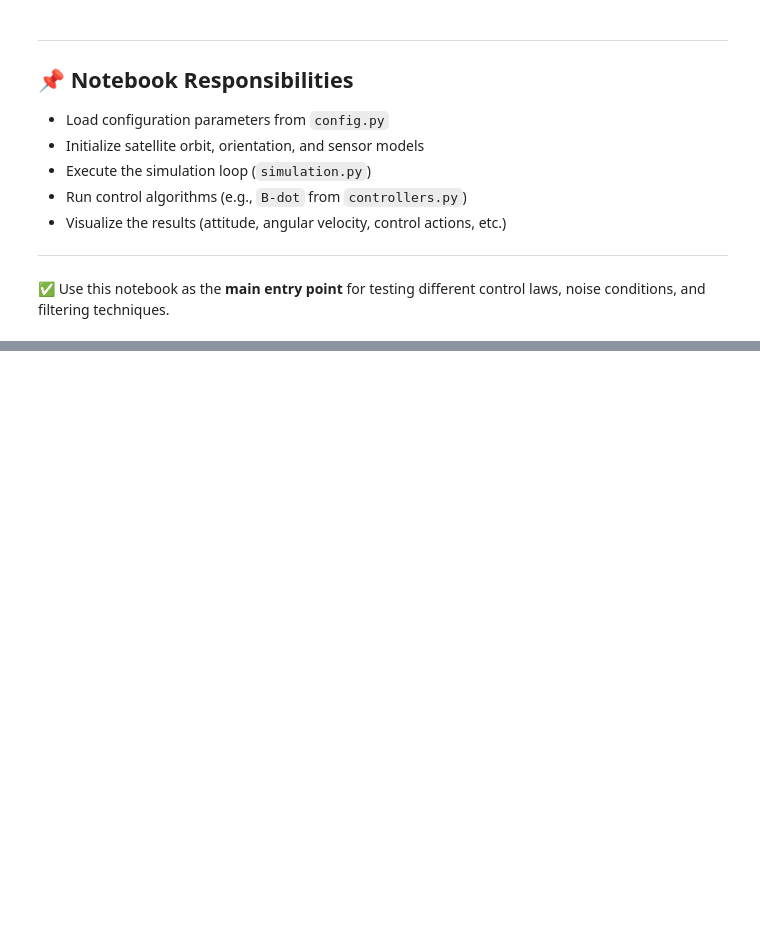
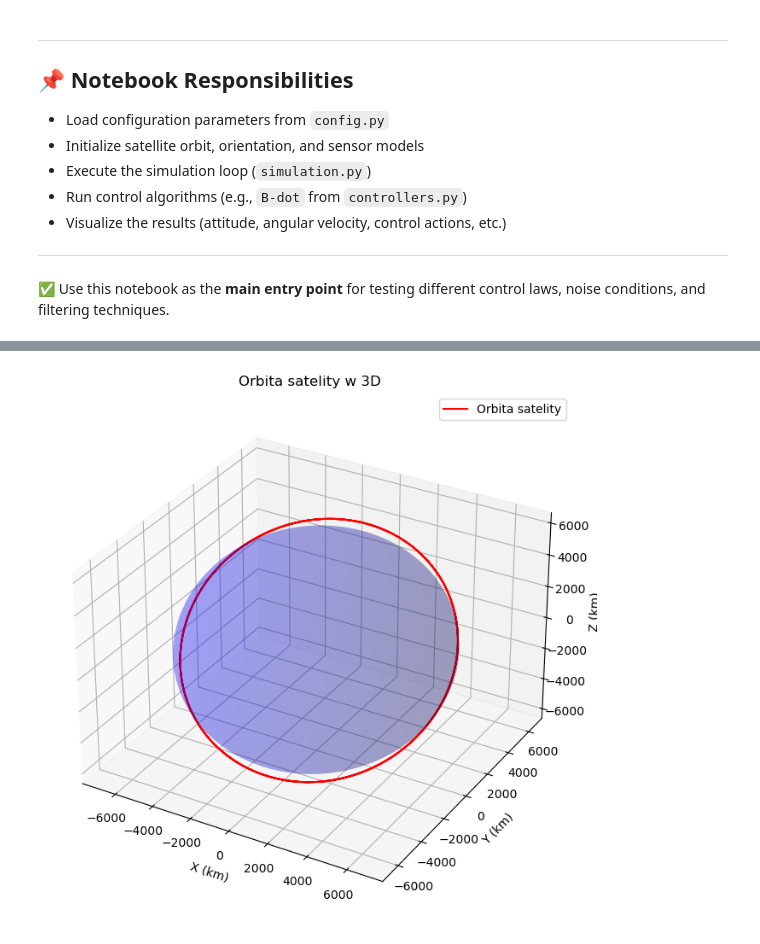
Before and after one commit to AitenAndGo/ADCS, a Jupyter notebook: adcs_sim/_simulation.ipynb, the cells around one changed output, grey strips where cells are left out. Saved outputs shown, nothing was run; the diff lists cells and outputs as text; code cells hidden in the pictures; blank space fills up the shorter version.

Commit message:
Added orbital model

```diff
--- a/adcs_sim/_simulation.ipynb
+++ b/adcs_sim/_simulation.ipynb
@@ -39,0 +45,3 @@ adcs_sim/
+# %%
+# Run main sim
+times, positions, velocities = simulate(SIMULATION_TIME, SIMULATION_TIMESTEP)
@@ -39,0 +86,26 @@ adcs_sim/
+# %%
+# Tworzenie wykresu
+fig = plt.figure(figsize=(10, 8))
+ax = fig.add_subplot(111, projection='3d')
+
+# Wykres orbity
+ax.plot(positions[:, 0], positions[:, 1], positions[:, 2], label='Orbita satelity', color='red')
+
+# Wykres Ziemi jako kula
+R_EARTH = 6378.12  # km
+u, v = np.linspace(0, 2 * np.pi, 100), np.linspace(0, np.pi, 100)
+x = R_EARTH * np.outer(np.cos(u), np.sin(v))
+y = R_EARTH * np.outer(np.sin(u), np.sin(v))
+z = R_EARTH * np.outer(np.ones(np.size(u)), np.cos(v))
+ax.plot_surface(x, y, z, color='blue', alpha=0.2)
+
+# Ustawienia osi
+ax.set_title("Orbita satelity w 3D")
+ax.set_xlabel("X (km)")
+ax.set_ylabel("Y (km)")
+ax.set_zlabel("Z (km)")
+ax.legend()
+ax.set_box_aspect([1, 1, 0.8])  # Równe proporcje osi
+plt.show()
+# %% [output]
+[figure, added]
```
Also changed, not shown: parts of 3 cells of this notebook, 6 other files.
